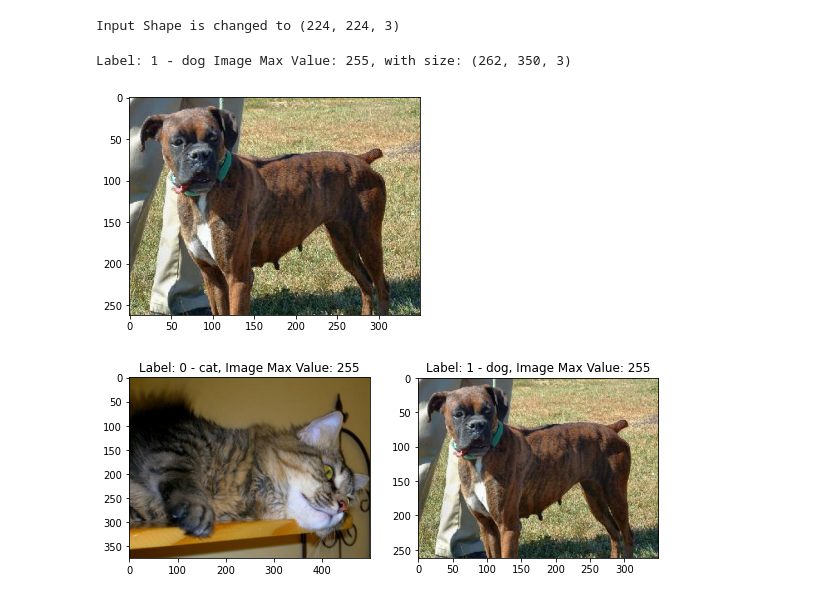
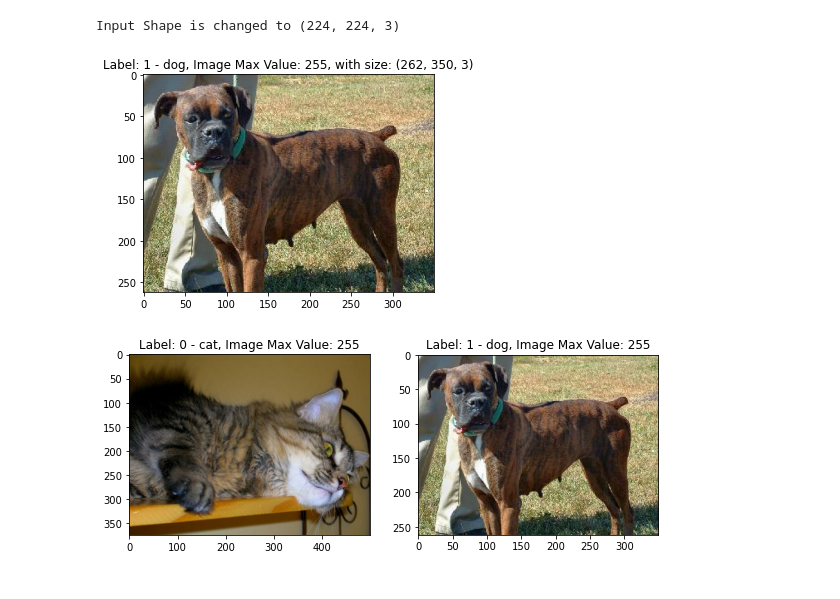
Before and after one commit to kyalan/DataScienceFactory, a Jupyter notebook: 20200409_cats_vs_dogs.ipynb, the cells around one changed output. Cells and saved outputs as stored; diff of their text form; code cells hidden in the pictures.

```diff
--- a/20200409_cats_vs_dogs.ipynb
+++ b/20200409_cats_vs_dogs.ipynb
@@ -65,16 +78,14 @@ Input Shape is changed to (224, 224, 3)
 # %%
 # check data structure
 for img, label in ds_train.take(1):
     image = img.numpy().squeeze()
     label = label.numpy()
 
-    print("Label: {} - {}".format(label, LABEL_NAMES[label]), "Image Max Value: {}, with size: {}".format(image.max(), image.shape))
     # plt.imshow(image, cmap=plt.cm.binary)
     plt.imshow(image)
-    plt.show()
+    plt.title("Label: {} - {}, Image Max Value: {}, with size: {}".format(label, LABEL_NAMES[label], image.max(), image.shape))
 # %% [output]
-Label: 1 - dog Image Max Value: 255, with size: (262, 350, 3)
-[figure, old version]
+[figure, new version]
 # %%
 fig = plt.figure(figsize=(25, np.ceil(N_LABELS/5)*5))
 
```
Also changed, not shown: parts of 14 cells of this notebook.
